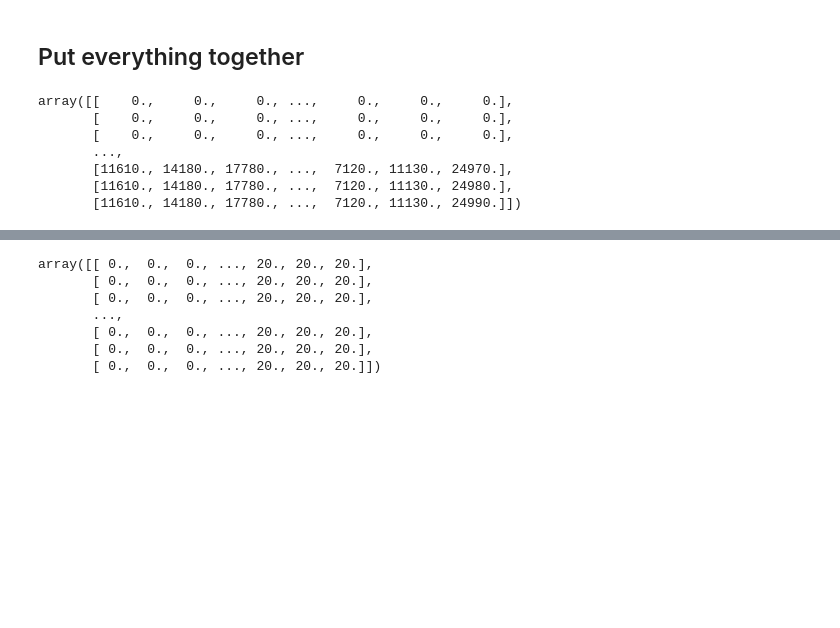
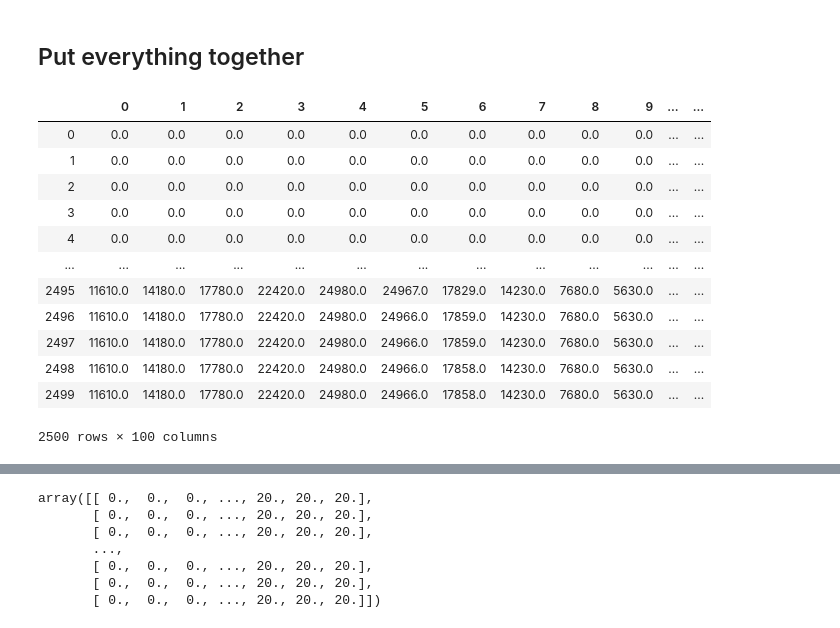
Before and after one commit to ChanMunFai/Value-Function-Iteration, a Jupyter notebook: Learning by Necessity Script.ipynb, the cells around one changed output, grey strips where cells are left out. Drawn from its saved outputs; the diff is of its cells as text; code cells hidden in the pictures; blank space fills up the shorter version.

```diff
--- a/Learning by Necessity Script.ipynb
+++ b/Learning by Necessity Script.ipynb
@@ -92,16 +93,22 @@ for t in range(T, 0, -1):
 
     CostNPV[:,t-1] = np.amin((CostNow + np.divide(CostNext, R)), axis = 0) # column min
     Choices[:, t-1] = np.argmin((CostNow + np.divide(CostNext, R)), axis = 0)
-# %%
-Choices
-# %% [output]
-array([[    0.,     0.,     0., ...,     0.,     0.,     0.],
-       [    0.,     0.,     0., ...,     0.,     0.,     0.],
-       [    0.,     0.,     0., ...,     0.,     0.,     0.],
-       ...,
-       [11610., 14180., 17780., ...,  7120., 11130., 24970.],
-       [11610., 14180., 17780., ...,  7120., 11130., 24980.],
-       [11610., 14180., 17780., ...,  7120., 11130., 24990.]])
+# %%
+pd.DataFrame(Choices)
+# %% [output]
+|  | 0 | 1 | 2 | 3 | 4 | 5 | 6 | 7 | 8 | 9 | ... | ... |
+| 0 | 0.0 | 0.0 | 0.0 | 0.0 | 0.0 | 0.0 | 0.0 | 0.0 | 0.0 | 0.0 | ... | ... |
+| 1 | 0.0 | 0.0 | 0.0 | 0.0 | 0.0 | 0.0 | 0.0 | 0.0 | 0.0 | 0.0 | ... | ... |
+| 2 | 0.0 | 0.0 | 0.0 | 0.0 | 0.0 | 0.0 | 0.0 | 0.0 | 0.0 | 0.0 | ... | ... |
+| 3 | 0.0 | 0.0 | 0.0 | 0.0 | 0.0 | 0.0 | 0.0 | 0.0 | 0.0 | 0.0 | ... | ... |
+| 4 | 0.0 | 0.0 | 0.0 | 0.0 | 0.0 | 0.0 | 0.0 | 0.0 | 0.0 | 0.0 | ... | ... |
+| ... | ... | ... | ... | ... | ... | ... | ... | ... | ... | ... | ... | ... |
+| 2495 | 11610.0 | 14180.0 | 17780.0 | 22420.0 | 24980.0 | 24967.0 | 17829.0 | 14230.0 | 7680.0 | 5630.0 | ... | ... |
+| 2496 | 11610.0 | 14180.0 | 17780.0 | 22420.0 | 24980.0 | 24966.0 | 17859.0 | 14230.0 | 7680.0 | 5630.0 | ... | ... |
+| 2497 | 11610.0 | 14180.0 | 17780.0 | 22420.0 | 24980.0 | 24966.0 | 17859.0 | 14230.0 | 7680.0 | 5630.0 | ... | ... |
+| 2498 | 11610.0 | 14180.0 | 17780.0 | 22420.0 | 24980.0 | 24966.0 | 17858.0 | 14230.0 | 7680.0 | 5630.0 | ... | ... |
+| 2499 | 11610.0 | 14180.0 | 17780.0 | 22420.0 | 24980.0 | 24966.0 | 17858.0 | 14230.0 | 7680.0 | 5630.0 | ... | ... |
+2500 rows × 100 columns
 # %%
 pd.DataFrame(CostNPV)
 # %% [output]
```
Also changed, not shown: parts of 4 cells of this notebook, 4 other files.
